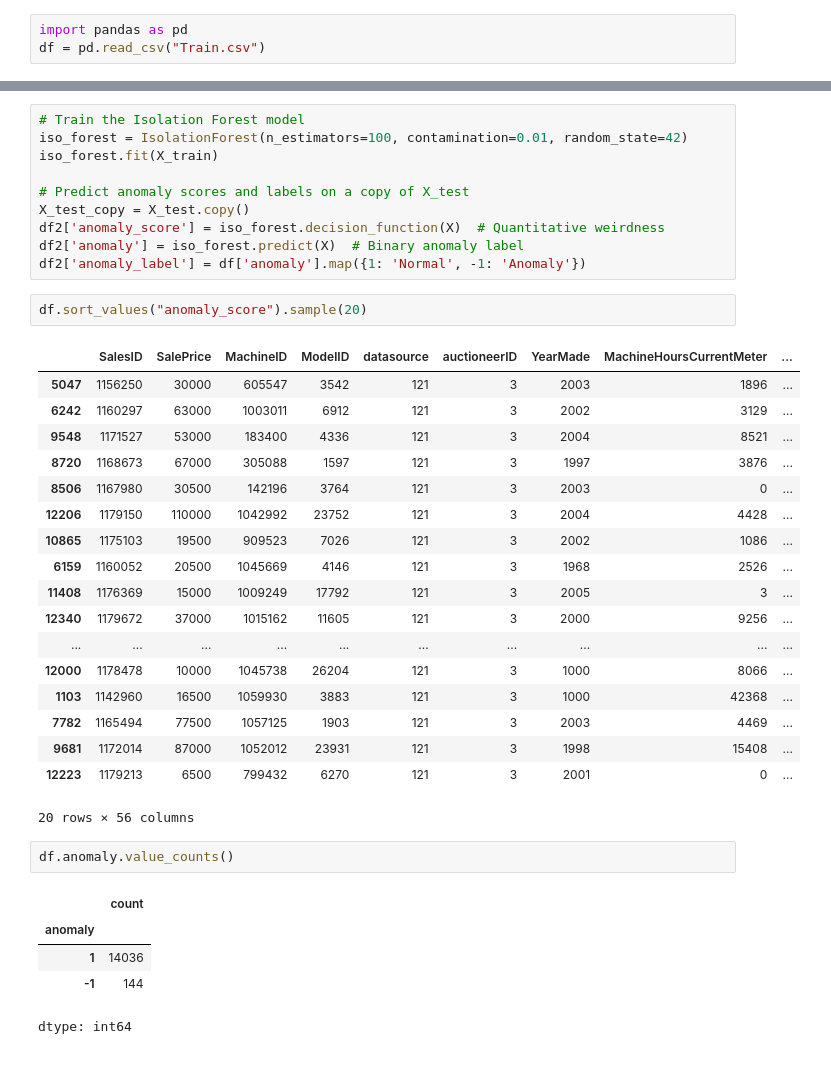
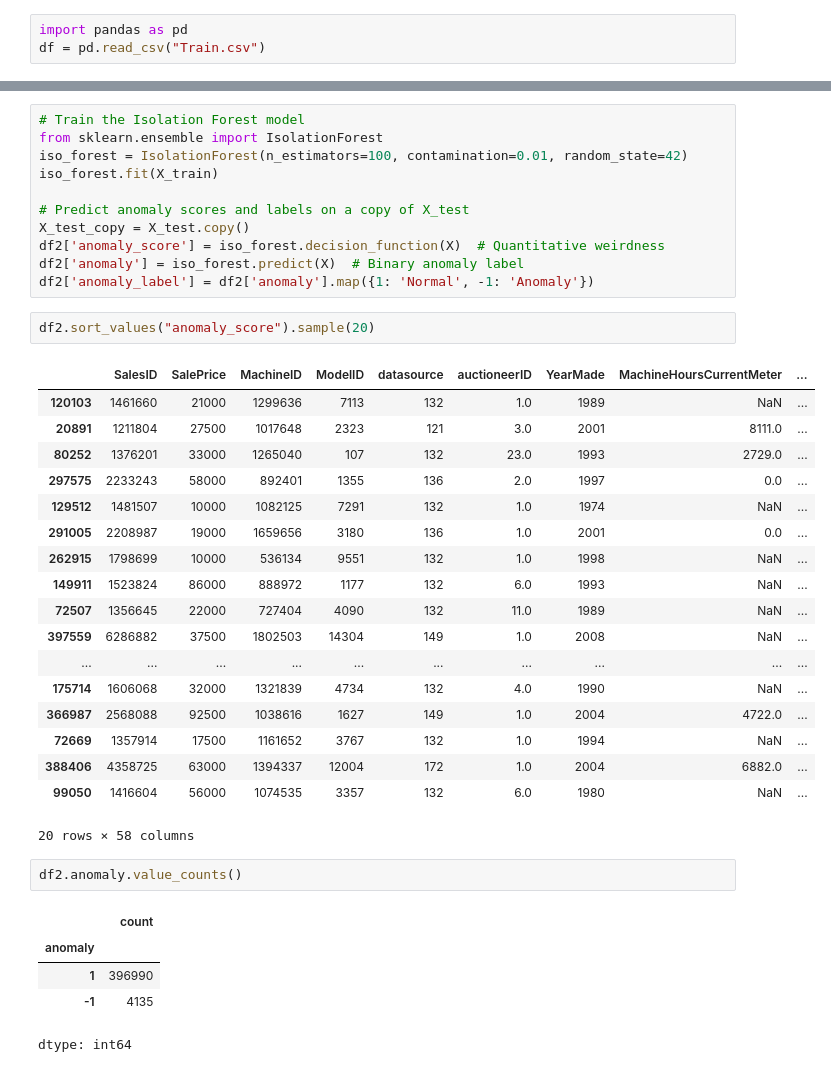
Before and after one commit to Talizg03/weather, a Jupyter notebook: 3_2_25ipynb.ipynb, the cells around one changed output, grey strips where cells are left out. Drawn from its saved outputs; the diff is of its cells as text.

```diff
--- a/3_2_25ipynb.ipynb
+++ b/3_2_25ipynb.ipynb
@@ -211,5 +211,6 @@ Test RMSE: 8737.705
 # %%
 # Train the Isolation Forest model
+from sklearn.ensemble import IsolationForest
 iso_forest = IsolationForest(n_estimators=100, contamination=0.01, random_state=42)
 iso_forest.fit(X_train)
 
@@ -217,35 +218,35 @@ iso_forest.fit(X_train)
 X_test_copy = X_test.copy()
 df2['anomaly_score'] = iso_forest.decision_function(X)  # Quantitative weirdness
 df2['anomaly'] = iso_forest.predict(X)  # Binary anomaly label
-df2['anomaly_label'] = df['anomaly'].map({1: 'Normal', -1: 'Anomaly'})
+df2['anomaly_label'] = df2['anomaly'].map({1: 'Normal', -1: 'Anomaly'})
 # %%
-df.sort_values("anomaly_score").sample(20)
+df2.sort_values("anomaly_score").sample(20)
 # %% [output]
 |  | SalesID | SalePrice | MachineID | ModelID | datasource | auctioneerID | YearMade | MachineHoursCurrentMeter | ... |
-| 5047 | 1156250 | 30000 | 605547 | 3542 | 121 | 3 | 2003 | 1896 | ... |
-| 6242 | 1160297 | 63000 | 1003011 | 6912 | 121 | 3 | 2002 | 3129 | ... |
-| 9548 | 1171527 | 53000 | 183400 | 4336 | 121 | 3 | 2004 | 8521 | ... |
-| 8720 | 1168673 | 67000 | 305088 | 1597 | 121 | 3 | 1997 | 3876 | ... |
-| 8506 | 1167980 | 30500 | 142196 | 3764 | 121 | 3 | 2003 | 0 | ... |
-| 12206 | 1179150 | 110000 | 1042992 | 23752 | 121 | 3 | 2004 | 4428 | ... |
-| 10865 | 1175103 | 19500 | 909523 | 7026 | 121 | 3 | 2002 | 1086 | ... |
-| 6159 | 1160052 | 20500 | 1045669 | 4146 | 121 | 3 | 1968 | 2526 | ... |
-| 11408 | 1176369 | 15000 | 1009249 | 17792 | 121 | 3 | 2005 | 3 | ... |
-| 12340 | 1179672 | 37000 | 1015162 | 11605 | 121 | 3 | 2000 | 9256 | ... |
+| 120103 | 1461660 | 21000 | 1299636 | 7113 | 132 | 1.0 | 1989 | NaN | ... |
+| 20891 | 1211804 | 27500 | 1017648 | 2323 | 121 | 3.0 | 2001 | 8111.0 | ... |
+| 80252 | 1376201 | 33000 | 1265040 | 107 | 132 | 23.0 | 1993 | 2729.0 | ... |
+| 297575 | 2233243 | 58000 | 892401 | 1355 | 136 | 2.0 | 1997 | 0.0 | ... |
+| 129512 | 1481507 | 10000 | 1082125 | 7291 | 132 | 1.0 | 1974 | NaN | ... |
+| 291005 | 2208987 | 19000 | 1659656 | 3180 | 136 | 1.0 | 2001 | 0.0 | ... |
+| 262915 | 1798699 | 10000 | 536134 | 9551 | 132 | 1.0 | 1998 | NaN | ... |
+| 149911 | 1523824 | 86000 | 888972 | 1177 | 132 | 6.0 | 1993 | NaN | ... |
+| 72507 | 1356645 | 22000 | 727404 | 4090 | 132 | 11.0 | 1989 | NaN | ... |
+| 397559 | 6286882 | 37500 | 1802503 | 14304 | 149 | 1.0 | 2008 | NaN | ... |
 | ... | ... | ... | ... | ... | ... | ... | ... | ... | ... |
-| 12000 | 1178478 | 10000 | 1045738 | 26204 | 121 | 3 | 1000 | 8066 | ... |
-| 1103 | 1142960 | 16500 | 1059930 | 3883 | 121 | 3 | 1000 | 42368 | ... |
-| 7782 | 1165494 | 77500 | 1057125 | 1903 | 121 | 3 | 2003 | 4469 | ... |
-| 9681 | 1172014 | 87000 | 1052012 | 23931 | 121 | 3 | 1998 | 15408 | ... |
-| 12223 | 1179213 | 6500 | 799432 | 6270 | 121 | 3 | 2001 | 0 | ... |
+| 175714 | 1606068 | 32000 | 1321839 | 4734 | 132 | 4.0 | 1990 | NaN | ... |
+| 366987 | 2568088 | 92500 | 1038616 | 1627 | 149 | 1.0 | 2004 | 4722.0 | ... |
+| 72669 | 1357914 | 17500 | 1161652 | 3767 | 132 | 1.0 | 1994 | NaN | ... |
+| 388406 | 4358725 | 63000 | 1394337 | 12004 | 172 | 1.0 | 2004 | 6882.0 | ... |
+| 99050 | 1416604 | 56000 | 1074535 | 3357 | 132 | 6.0 | 1980 | NaN | ... |
-20 rows × 56 columns
+20 rows × 58 columns
 # %%
-df.anomaly.value_counts()
+df2.anomaly.value_counts()
 # %% [output]
 |  | count |
 | anomaly |  |
-| 1 | 14036 |
-| -1 | 144 |
+| 1 | 396990 |
+| -1 | 4135 |
 dtype: int64
 # %%
 df2.info()
```
Also changed, not shown: parts of 18 cells of this notebook.
